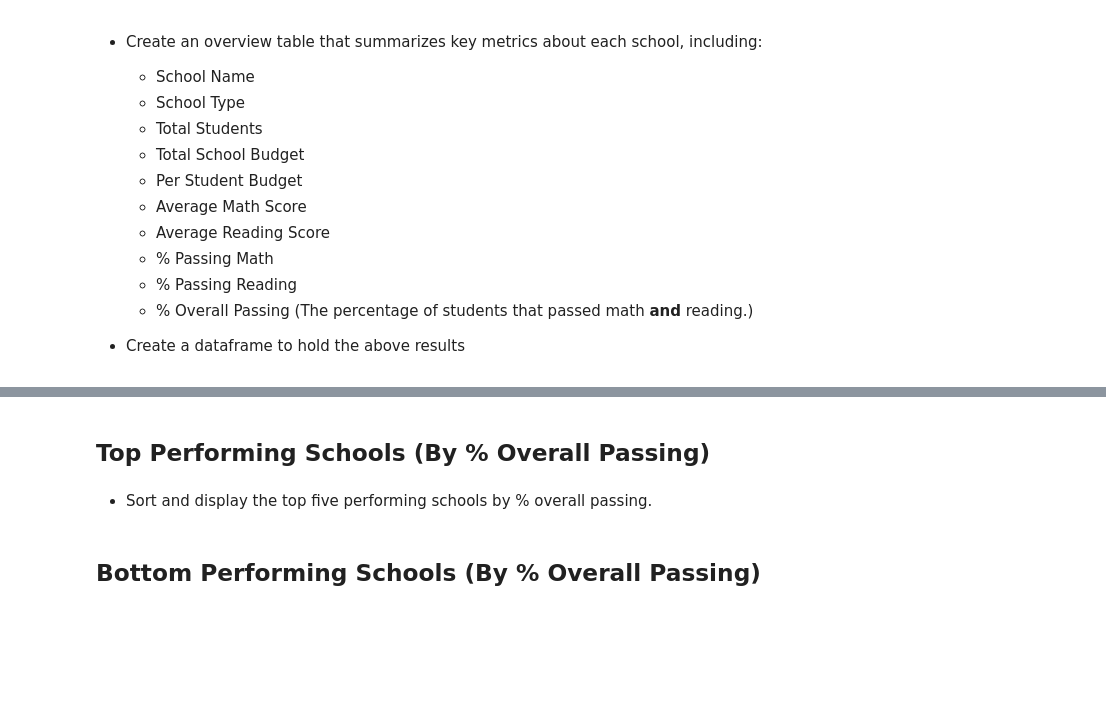
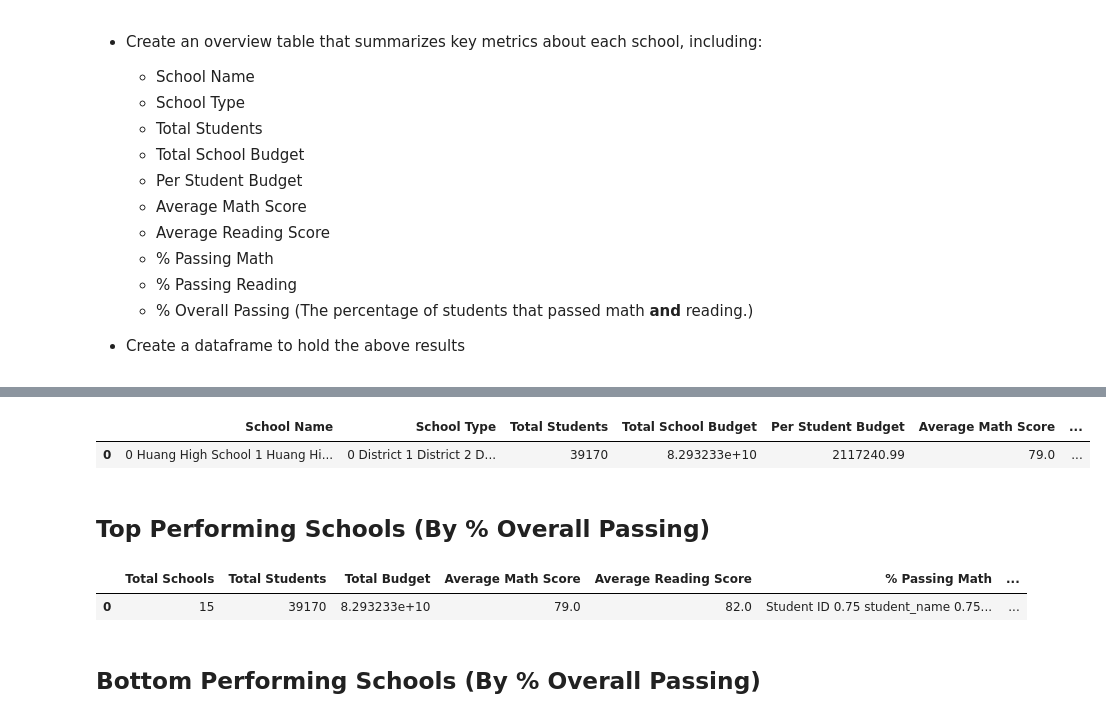
Before and after one commit to lorelles/pandas-challenge, a Jupyter notebook: PyCitySchools/PyCitySchools_analysis.ipynb, the cells around one changed output, grey strips where cells are left out. Saved outputs shown, nothing was run; the diff lists cells and outputs as text; code cells hidden in the pictures; blank space fills up the shorter version.

```diff
--- a/PyCitySchools/PyCitySchools_analysis.ipynb
+++ b/PyCitySchools/PyCitySchools_analysis.ipynb
@@ -119,0 +198,4 @@ passed_df
+# %%
+# Average Reading Score
+avg_reading = round(school_data_complete["reading_score"].mean().astype(float))
+avg_reading
@@ -119,0 +204,5 @@ passed_df
+# %%
+# % Passing Math
+passing_math = school_data_complete.loc[school_data_complete["math_score"] >= 70, :].count().astype(float)
+total_passing_math = np.round((passing_math/39170), 2)
+total_passing_math["math_score"]
@@ -119,0 +211,5 @@ passed_df
+# %%
+# % Passing Reading
+passing_reading = school_data_complete.loc[school_data_complete["reading_score"] >= 70, :].count().astype(float)
+total_passing_reading = np.round((passing_reading/39170), 2)
+total_passing_reading["reading_score"]
@@ -119,0 +218,4 @@ passed_df
+# %%
+# % Overall Passing (The percentage of students that passed math and reading.)
+passed_reading_math = school_data_complete.loc[(school_data_complete["reading_score"] >= 70) & (school_data_complete["math_score"] >= 70)]
+passed_reading_math
@@ -120,7 +236,55 @@ passed_df
+# %%
+# Create a dataframe to hold the above results
+#school_summary
+
+school_summary_df = pd.DataFrame({"School Name": [school_name],
+                            "School Type": [school_type],
+                            "Total Students": [total_students],
+                            "Total School Budget": [total_budget],
+                            "Per Student Budget": [per_student_budget],
+                            "Average Math Score": [avg_math],
+                            "Average Reading Score": [avg_reading],
+                            "% Passing Math": [total_passing_math],
+                            "% Passing Reading": [total_passing_reading],
+                            "% Overall Passing": [passed_reading_math]})
+
+# total_school_summary_df = school_summary_df [["School Name",
+#                                               "School Type",
+#                                               "Total Students",
+#                                               "Total School Budget",
+#                                               "Per Student Budget",
+#                                               "Average Math Score",
+#                                               "Average Reading Score",
+#                                               "% Passing Math",
+#                                               "% Passing Reading",
+#                                               "% Overall Passing"]]
+
+
+#school_summary_groups_df = school_summary_df.groupby(["School Name",
+                                                           #"School Type",
+                                                          # "Total Students",])
+                                                           #"Total School Budget",
+                                                           #"Per Student Budget",
+                                                           #"Average Math Score",
+                                                          # "Average Reading Score",
+                                                           #"% Passing Math",
+                                                           #"% Passing Reading",
+                                                           #"% Overall Passing"])
+#school_summary_groups.describe()
+#passing_school_summary_df = school_summary_df.set_index("passed_reading_math")
+school_summary_df.head(10)
+# %% [output]
+|  | School Name | School Type | Total Students | Total School Budget | Per Student Budget | Average Math Score | ... |
+| 0 | 0 Huang High School 1 Huang Hi... | 0 District 1 District 2 D... | 39170 | 8.293233e+10 | 2117240.99 | 79.0 | ... |
 # %% [markdown]
 ## Top Performing Schools (By % Overall Passing)
-# %% [markdown]
-* Sort and display the top five performing schools by % overall passing.
+# %%
+# Sort and display the top five performing schools by % overall passing.
+overall_passing_df = district_df.sort_values("% Overall Passing", ascending=False)
+overall_passing_df.head(5)
+# %% [output]
+|  | Total Schools | Total Students | Total Budget | Average Math Score | Average Reading Score | % Passing Math | ... |
+| 0 | 15 | 39170 | 8.293233e+10 | 79.0 | 82.0 | Student ID 0.75 student_name 0.75... | ... |
 # %% [markdown]
 ## Bottom Performing Schools (By % Overall Passing)
 # %% [markdown]
```
Also changed, not shown: parts of 23 cells of this notebook.
